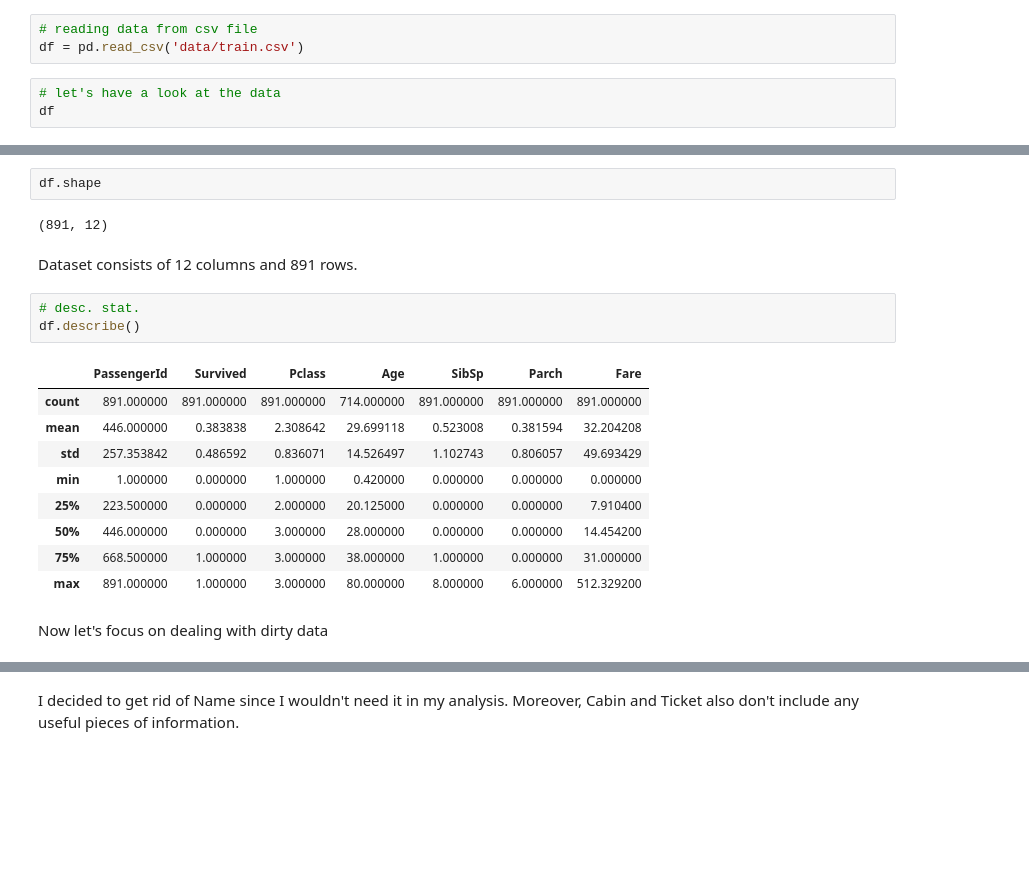
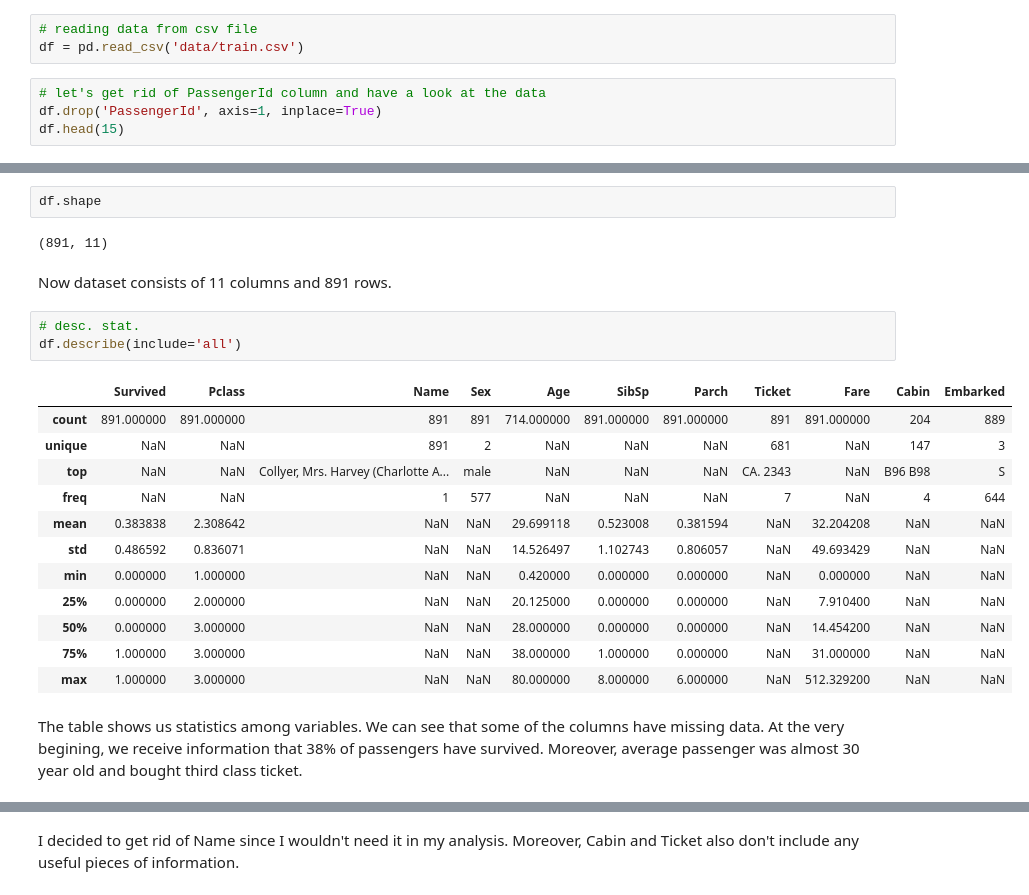
Before and after one commit to myxusera/Titanic, a Jupyter notebook: TitanicEDA.ipynb, the cells around one changed output, grey strips where cells are left out. Saved outputs shown, nothing was run; the diff lists cells and outputs as text; blank space fills up the shorter version.

```diff
--- a/TitanicEDA.ipynb
+++ b/TitanicEDA.ipynb
@@ -16,6 +19,7 @@ import seaborn as sns
 # reading data from csv file
 df = pd.read_csv('data/train.csv')
 # %%
-# let's have a look at the data
-df
+# let's get rid of PassengerId column and have a look at the data
+df.drop('PassengerId', axis=1, inplace=True)
+df.head(15)
 # %% [output]
@@ -52,21 +54,25 @@ embarked - Port of Embarkation (C = Cherbourg; Q = Queenstown; S = Southampton)
 # %%
 df.shape
 # %% [output]
-(891, 12)
+(891, 11)
 # %% [markdown]
-Dataset consists of 12 columns and 891 rows.
+Now dataset consists of 11 columns and 891 rows.
 # %%
 # desc. stat.
-df.describe()
+df.describe(include='all')
 # %% [output]
-|  | PassengerId | Survived | Pclass | Age | SibSp | Parch | Fare |
-| count | 891.000000 | 891.000000 | 891.000000 | 714.000000 | 891.000000 | 891.000000 | 891.000000 |
-| mean | 446.000000 | 0.383838 | 2.308642 | 29.699118 | 0.523008 | 0.381594 | 32.204208 |
-| std | 257.353842 | 0.486592 | 0.836071 | 14.526497 | 1.102743 | 0.806057 | 49.693429 |
-| min | 1.000000 | 0.000000 | 1.000000 | 0.420000 | 0.000000 | 0.000000 | 0.000000 |
-| 25% | 223.500000 | 0.000000 | 2.000000 | 20.125000 | 0.000000 | 0.000000 | 7.910400 |
-| 50% | 446.000000 | 0.000000 | 3.000000 | 28.000000 | 0.000000 | 0.000000 | 14.454200 |
-| 75% | 668.500000 | 1.000000 | 3.000000 | 38.000000 | 1.000000 | 0.000000 | 31.000000 |
-| max | 891.000000 | 1.000000 | 3.000000 | 80.000000 | 8.000000 | 6.000000 | 512.329200 |
+|  | Survived | Pclass | Name | Sex | Age | SibSp | Parch | Ticket | Fare | Cabin | Embarked |
+| count | 891.000000 | 891.000000 | 891 | 891 | 714.000000 | 891.000000 | 891.000000 | 891 | 891.000000 | 204 | 889 |
+| unique | NaN | NaN | 891 | 2 | NaN | NaN | NaN | 681 | NaN | 147 | 3 |
+| top | NaN | NaN | Collyer, Mrs. Harvey (Charlotte A... | male | NaN | NaN | NaN | CA. 2343 | NaN | B96 B98 | S |
+| freq | NaN | NaN | 1 | 577 | NaN | NaN | NaN | 7 | NaN | 4 | 644 |
+| mean | 0.383838 | 2.308642 | NaN | NaN | 29.699118 | 0.523008 | 0.381594 | NaN | 32.204208 | NaN | NaN |
+| std | 0.486592 | 0.836071 | NaN | NaN | 14.526497 | 1.102743 | 0.806057 | NaN | 49.693429 | NaN | NaN |
+| min | 0.000000 | 1.000000 | NaN | NaN | 0.420000 | 0.000000 | 0.000000 | NaN | 0.000000 | NaN | NaN |
+| 25% | 0.000000 | 2.000000 | NaN | NaN | 20.125000 | 0.000000 | 0.000000 | NaN | 7.910400 | NaN | NaN |
+| 50% | 0.000000 | 3.000000 | NaN | NaN | 28.000000 | 0.000000 | 0.000000 | NaN | 14.454200 | NaN | NaN |
+| 75% | 1.000000 | 3.000000 | NaN | NaN | 38.000000 | 1.000000 | 0.000000 | NaN | 31.000000 | NaN | NaN |
+| max | 1.000000 | 3.000000 | NaN | NaN | 80.000000 | 8.000000 | 6.000000 | NaN | 512.329200 | NaN | NaN |
-# %% [markdown]
-Now let's focus on dealing with dirty data
+# %% [markdown]
+The table shows us statistics among variables. We can see that some of the columns have missing data.
+At the very begining, we receive information that 38% of passengers have survived. Moreover, average passenger was almost 30 year old and bought third class ticket.
```
Also changed, not shown: parts of 33 cells of this notebook.
